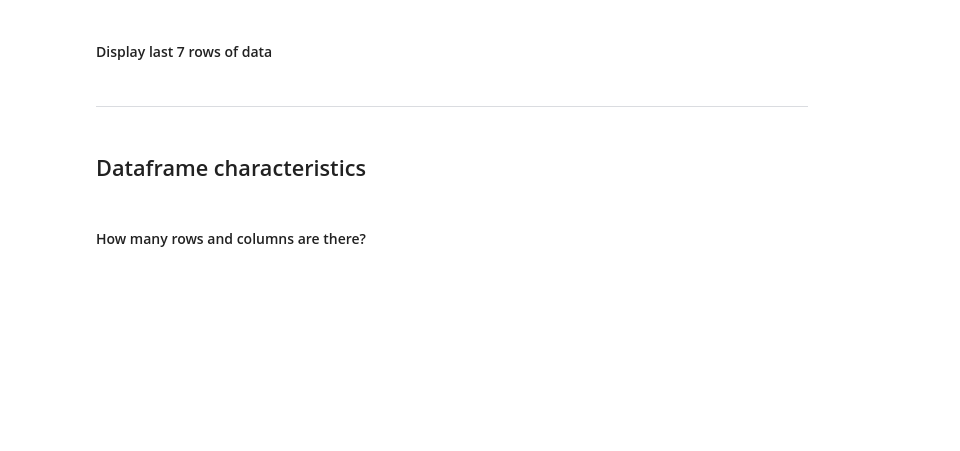
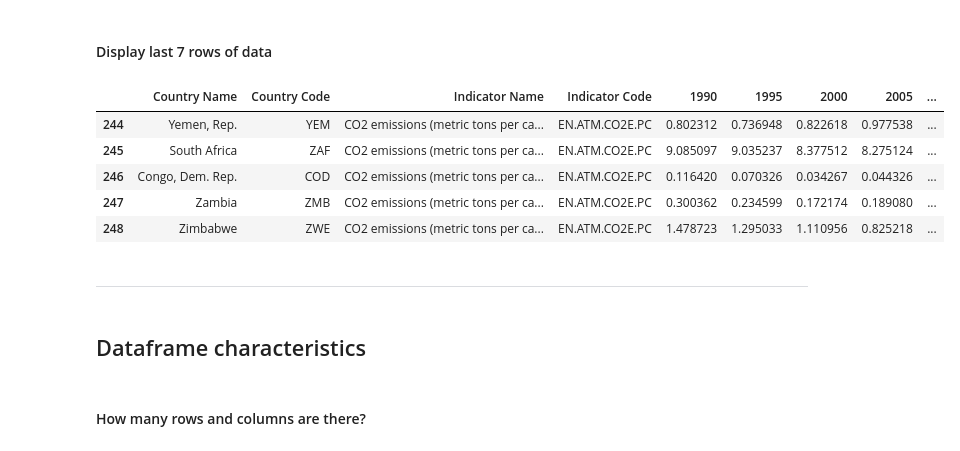
Before and after one commit to jsantarc/ADMN5016_2022, a Jupyter notebook: Week2/Lab2.1.ipynb, the cells around one changed output. Saved outputs shown, nothing was run; the diff lists cells and outputs as text; code cells hidden in the pictures; blank space fills up the shorter version.

```diff
--- a/Week2/Lab2.1.ipynb
+++ b/Week2/Lab2.1.ipynb
@@ -220,7 +392,14 @@ data.head(n=1)
 # %% [markdown]
 #### Display last 7 rows of data
 # %%
-data.tail(3)
+data.tail()
+# %% [output]
+|  | Country Name | Country Code | Indicator Name | Indicator Code | 1990 | 1995 | 2000 | 2005 | ... |
+| 244 | Yemen, Rep. | YEM | CO2 emissions (metric tons per ca... | EN.ATM.CO2E.PC | 0.802312 | 0.736948 | 0.822618 | 0.977538 | ... |
+| 245 | South Africa | ZAF | CO2 emissions (metric tons per ca... | EN.ATM.CO2E.PC | 9.085097 | 9.035237 | 8.377512 | 8.275124 | ... |
+| 246 | Congo, Dem. Rep. | COD | CO2 emissions (metric tons per ca... | EN.ATM.CO2E.PC | 0.116420 | 0.070326 | 0.034267 | 0.044326 | ... |
+| 247 | Zambia | ZMB | CO2 emissions (metric tons per ca... | EN.ATM.CO2E.PC | 0.300362 | 0.234599 | 0.172174 | 0.189080 | ... |
+| 248 | Zimbabwe | ZWE | CO2 emissions (metric tons per ca... | EN.ATM.CO2E.PC | 1.478723 | 1.295033 | 1.110956 | 0.825218 | ... |
 # %% [markdown]
 <hr>
 # %% [markdown]
```
Also changed, not shown: parts of 75 cells of this notebook, 5 other files.
